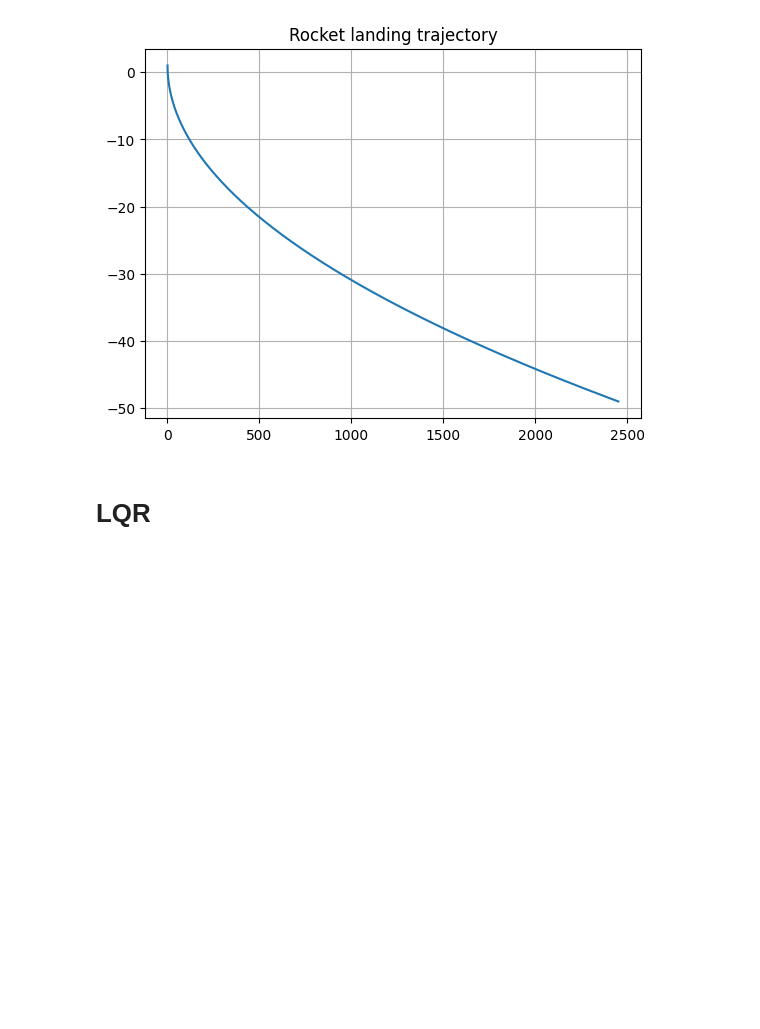
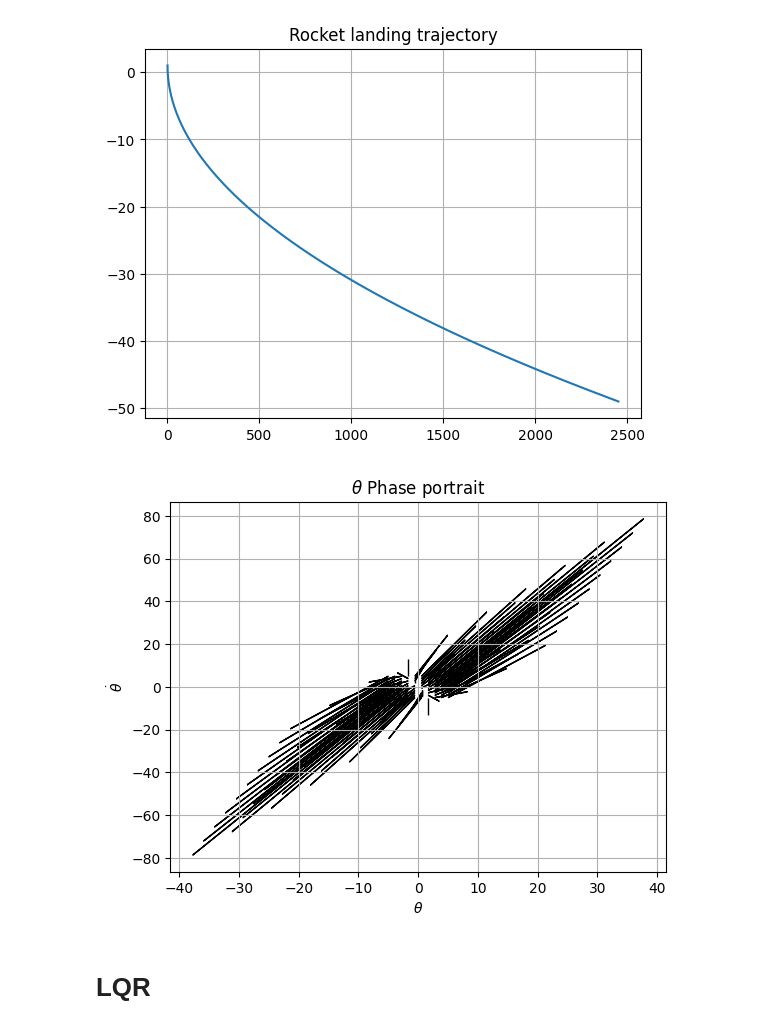
Before and after one commit to oppositecategory/control-theory-and-rockets, a Jupyter notebook: LQR_landing.ipynb, the cells around one changed output. Drawn from its saved outputs; the diff is of its cells as text; code cells hidden in the pictures; blank space fills up the shorter version.

```diff
--- a/LQR_landing.ipynb
+++ b/LQR_landing.ipynb
@@ -135,6 +134,29 @@ plt.title("Rocket landing trajectory")
 plt.plot(simulation[:,0],simulation[:,2]);
 # %% [output]
 [figure]
+# %%
+X0 = np.array([1.5,0,230,-10,0,0])
+thetas = np.linspace(-5,5,10)
+dthetas = np.linspace(-5,5,10)
+
+u = [m*g,0,0]
+for theta in thetas:
+    for dtheta in dthetas:
+        x0 = X0
+        x0[4] = theta
+        x0[5] = dtheta
+        results = odeint(rocket_dynamics,x0,[1,2],args=(u,))[-1]
+        dx = results[0] - x0[0] + 1e-5
+        dy = results[1] - x0[1] + 1e-5
+        plt.arrow(theta,dtheta,dx,dy,length_includes_head=True,head_width=0.08, head_length=0.00002)
+
+plt.grid()
+plt.title(r"$\theta$ Phase portrait")
+plt.xlabel(r'$\theta$')
+plt.ylabel(r'$\dot{\theta}$')
+plt.show()
+# %% [output]
+[figure, added]
 # %% [markdown]
 # LQR
 # %%
```
Also changed, not shown: parts of 10 cells of this notebook, 1 other file.
